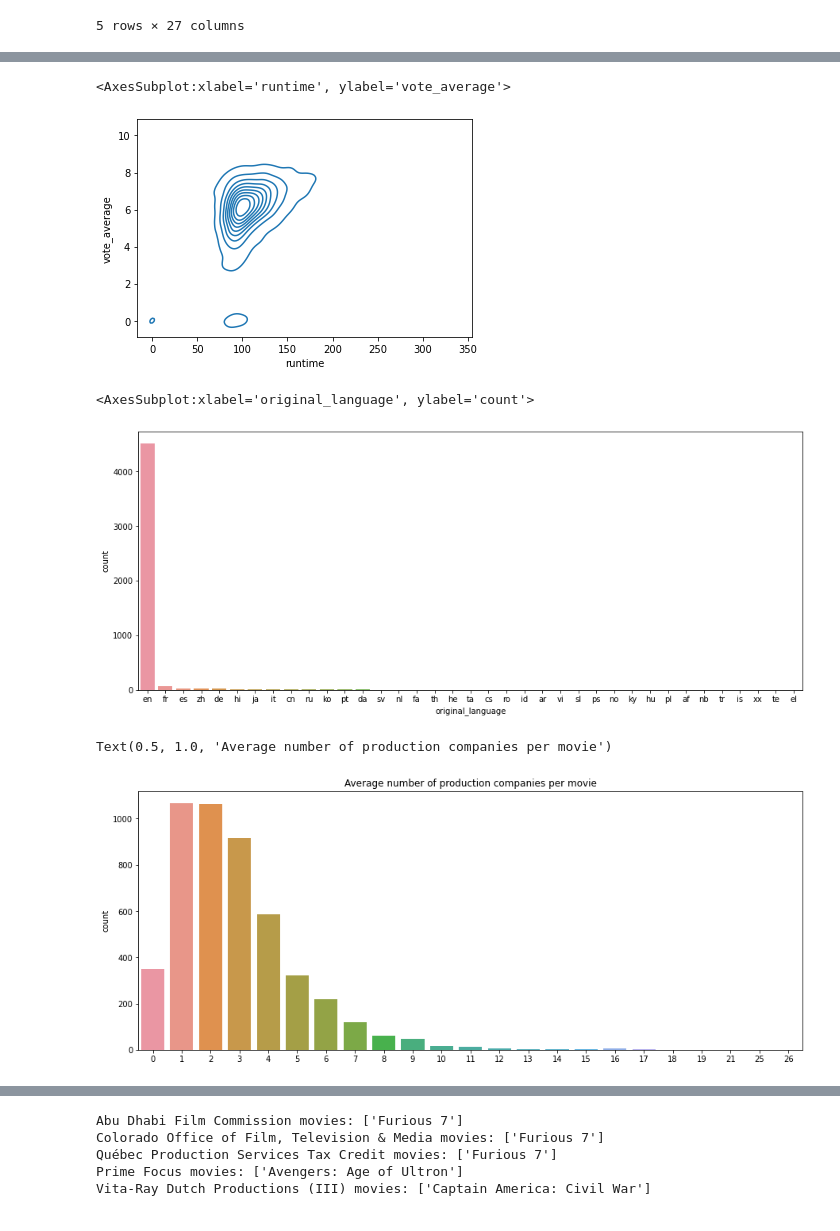
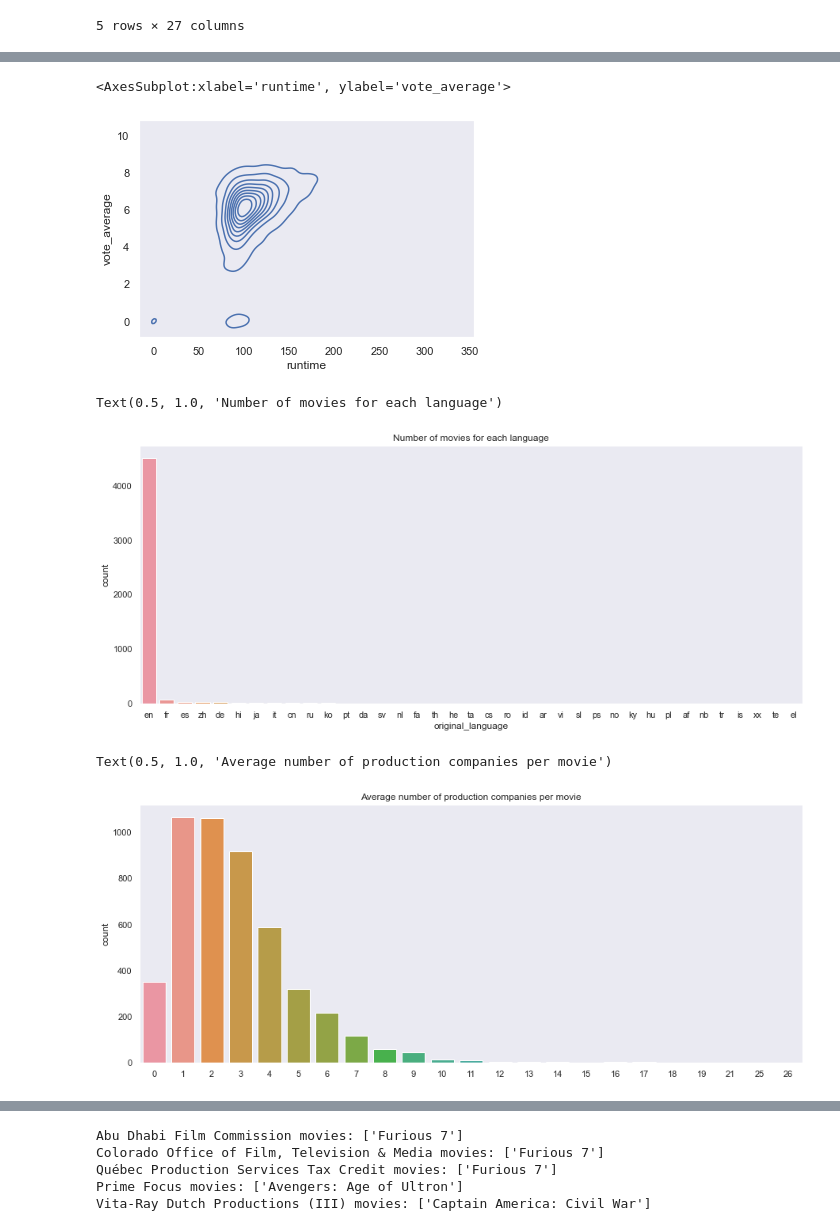
Before and after one commit to DanielHelps/TMDB-movies-analysis-and-predition, a Jupyter notebook: ratings.ipynb, the cells around one changed output, grey strips where cells are left out. Saved outputs shown, nothing was run; the diff lists cells and outputs as text; code cells hidden in the pictures.

```diff
--- a/ratings.ipynb
+++ b/ratings.ipynb
@@ -5,6 +5,8 @@ import numpy as np
 import pandas as pd
 from matplotlib.ticker import EngFormatter
 fmt = EngFormatter(places=0)
+sns.set_theme(style="dark")
+
 %matplotlib inline
 # %%
 movies = pd.read_csv('tmdb_5000_movies.csv')
@@ -136,13 +129,14 @@ sns.pairplot(data=df.drop('id',axis=1))
 sns.kdeplot(data=df, x='runtime',y='vote_average')
 # %% [output]
 <AxesSubplot:xlabel='runtime', ylabel='vote_average'>
-[figure, old version]
+[figure, new version]
 # %%
 plt.figure(figsize=(15,6))
 sns.countplot(data=df, x='original_language', order=df['original_language'].value_counts().index)
+plt.title('Number of movies for each language')
 # %% [output]
-<AxesSubplot:xlabel='original_language', ylabel='count'>
+Text(0.5, 1.0, 'Number of movies for each language')
-[figure, old version]
+[figure, new version]
 # %%
 df = df[df['original_language']=='en']
 # %%
@@ -165,7 +159,7 @@ number_of_prod_comps.mean()
 plt.title('Average number of production companies per movie')
 # %% [output]
 Text(0.5, 1.0, 'Average number of production companies per movie')
-[figure, old version]
+[figure, new version]
 # %%
 df_prods[df_prods['prod 1'].isnull()==True].head()
 # %% [output]
```
Also changed, not shown: parts of 39 cells of this notebook.
